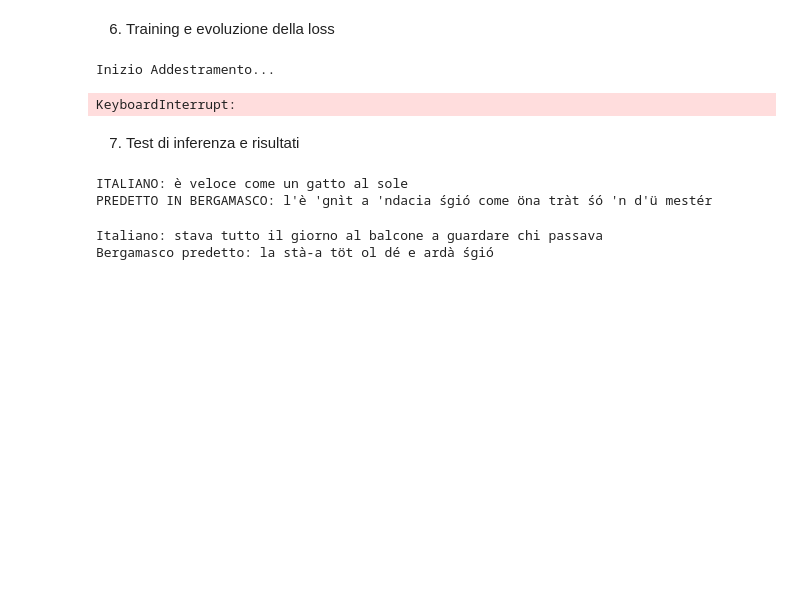
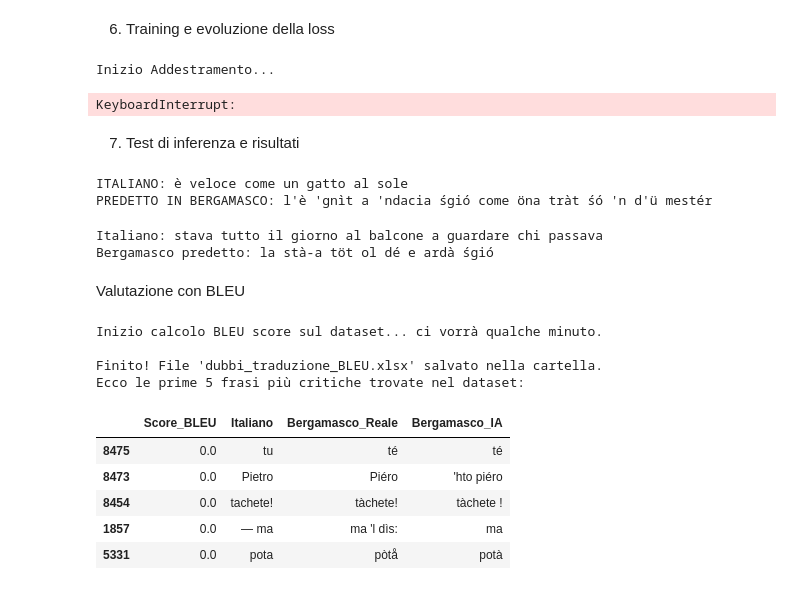
Before and after one commit to filippobonfanti/Tesi, a Jupyter notebook: 1_Modello_RNN_Attention_Ita_Berg.ipynb, the cells around one changed output. Cells and saved outputs as stored; diff of their text form; code cells hidden in the pictures; blank space fills up the shorter version.

Commit message:
aggiunta report valutazione
Aggiunta la valutazione della traduzione predetta dal modello delle frasi del dataset con BLEU e con chrF con creazione dei relativi report

```diff
--- a/1_Modello_RNN_Attention_Ita_Berg.ipynb
+++ b/1_Modello_RNN_Attention_Ita_Berg.ipynb
@@ -421,3 +421,61 @@ print(f"Bergamasco predetto: {traduzione}")
 # %% [output]
 Italiano: stava tutto il giorno al balcone a guardare chi passava
 Bergamasco predetto: la stà-a töt ol dé e ardà śgió
+# %% [markdown]
+Valutazione con BLEU
+# %%
+import pandas as pd
+from nltk.translate.bleu_score import sentence_bleu
+import warnings
+
+#ignora i warning di NLTK per le frasi sono troppo corte
+warnings.filterwarnings('ignore')
+
+def genera_report_dubbi(dataframe, encoder, decoder, vocab_src, vocab_trg, max_frasi=10000):
+    risultati = []
+    print("Inizio calcolo BLEU score sul dataset... ci vorrà qualche minuto.")
+
+    #controlla tutto il DataFrame 'df'
+    for i, row in dataframe.head(max_frasi).iterrows():
+        ita_originale = str(row['Italiano'])
+        berg_reale = str(row['Bergamasco'])
+
+        #1. il modello traduce la frase
+        berg_predetto = translate_ita_to_berg(ita_originale, encoder, decoder, vocab_src, vocab_trg)
+
+        #2.calcolo il BLEU (confrontando le parole predette con quelle reali)
+        score = sentence_bleu([berg_reale.lower().split()], berg_predetto.lower().split(), weights=(0.5, 0.5, 0, 0))
+
+        #salva il report della riga
+        risultati.append({
+            'Score_BLEU': round(score, 4),
+            'Italiano': ita_originale,
+            'Bergamasco_Reale': berg_reale,
+            'Bergamasco_IA': berg_predetto
+        })
+
+
+    #crea un DataFrame pandas e ordina per score crescente
+    df_report = pd.DataFrame(risultati).sort_values(by='Score_BLEU', ascending=True)
+    return df_report
+
+#analizza il dataset e genera il report dei dubbi
+df_dubbi = genera_report_dubbi(df, encoder_model, decoder_model, vocab_ita, vocab_berg)
+
+#le 500 frasi peggiori vengono salvate in un Excel per l'analisi
+df_dubbi.head(500).to_excel("dubbi_traduzione_BLEU.xlsx", index=False)
+
+print("\nFinito! File 'dubbi_traduzione_BLEU.xlsx' salvato nella cartella.")
+print("Ecco le prime 5 frasi più critiche trovate nel dataset:")
+display(df_dubbi.head(5))
+# %% [output]
+Inizio calcolo BLEU score sul dataset... ci vorrà qualche minuto.
+
+Finito! File 'dubbi_traduzione_BLEU.xlsx' salvato nella cartella.
+Ecco le prime 5 frasi più critiche trovate nel dataset:
+|  | Score_BLEU | Italiano | Bergamasco_Reale | Bergamasco_IA |
+| 8475 | 0.0 | tu | té | té |
+| 8473 | 0.0 | Pietro | Piéro | 'hto piéro |
+| 8454 | 0.0 | tachete! | tàchete! | tàchete ! |
+| 1857 | 0.0 | — ma | ma 'l dìs: | ma |
+| 5331 | 0.0 | pota | pòtå | potà |
```
Also changed, not shown: parts of 2 cells of this notebook, 2 other files.
